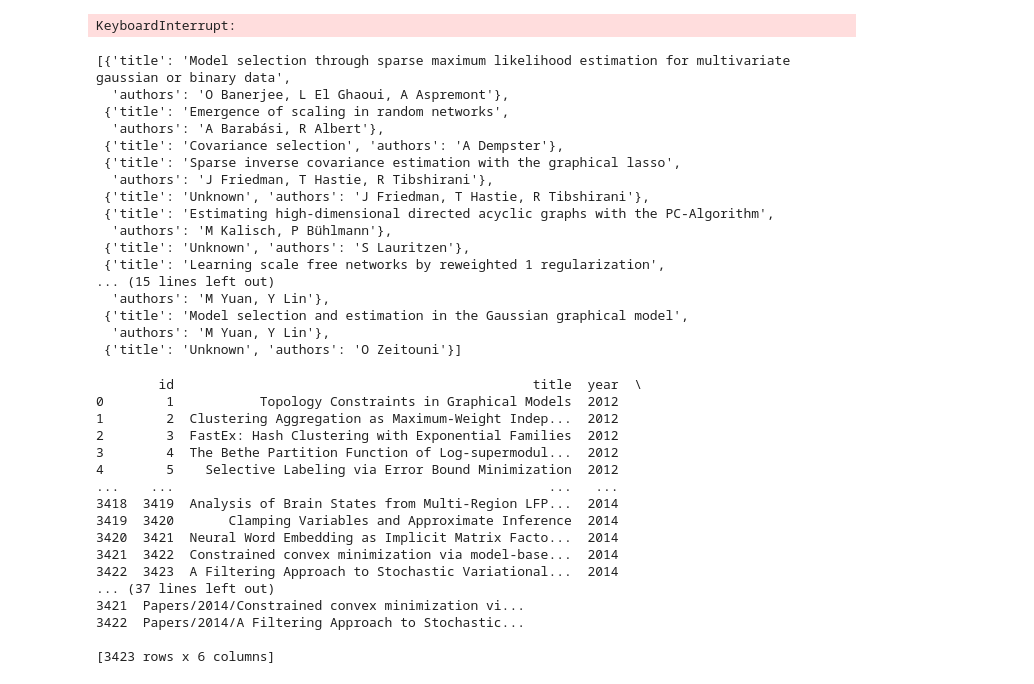
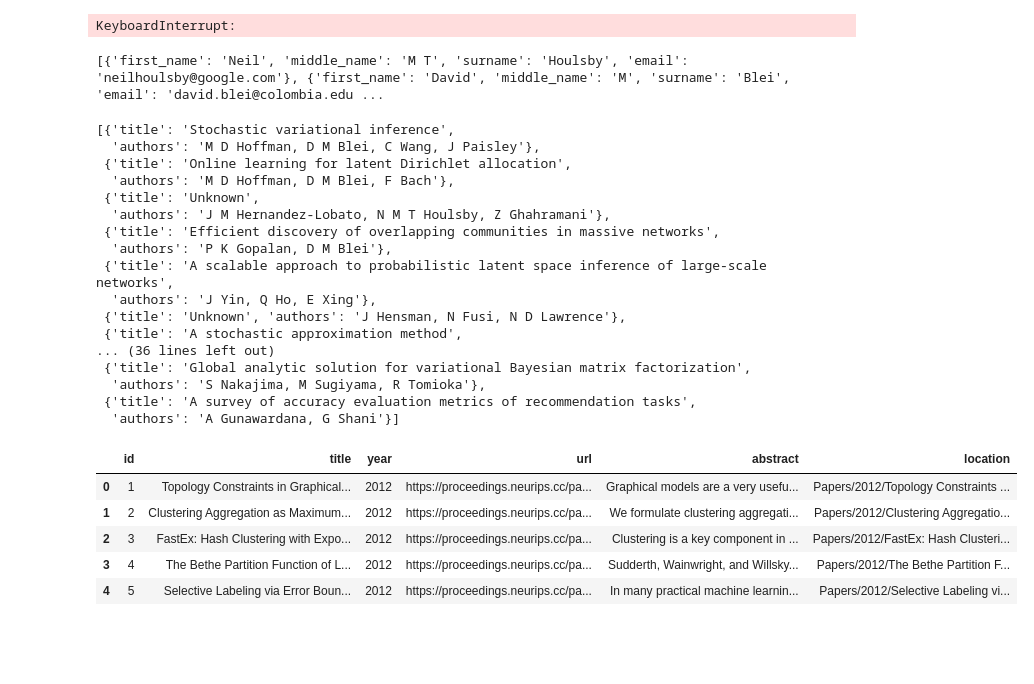
Before and after one commit to ameliemelo/crawling_project, a Jupyter notebook: testing.ipynb, the cells around one changed output. Cells and saved outputs as stored; diff of their text form; code cells hidden in the pictures; blank space fills up the shorter version.

```diff
--- a/testing.ipynb
+++ b/testing.ipynb
@@ -198,23 +210,3 @@ def extract_titles_and_authors(xml_content):
         references.append({'title': title, 'authors': ', '.join(authors)})
 
     return references
-# %%
-extract_titles_and_authors(refs)
-# %% [output]
-[{'title': 'Model selection through sparse maximum likelihood estimation for multivariate gaussian or binary data',
-  'authors': 'O Banerjee, L El Ghaoui, A Aspremont'},
- {'title': 'Emergence of scaling in random networks',
-  'authors': 'A Barabási, R Albert'},
- {'title': 'Covariance selection', 'authors': 'A Dempster'},
- {'title': 'Sparse inverse covariance estimation with the graphical lasso',
-  'authors': 'J Friedman, T Hastie, R Tibshirani'},
- {'title': 'Unknown', 'authors': 'J Friedman, T Hastie, R Tibshirani'},
- {'title': 'Estimating high-dimensional directed acyclic graphs with the PC-Algorithm',
-  'authors': 'M Kalisch, P Bühlmann'},
- {'title': 'Unknown', 'authors': 'S Lauritzen'},
- {'title': 'Learning scale free networks by reweighted 1 regularization',
-... (15 lines left out)
-  'authors': 'M Yuan, Y Lin'},
- {'title': 'Model selection and estimation in the Gaussian graphical model',
-  'authors': 'M Yuan, Y Lin'},
- {'title': 'Unknown', 'authors': 'O Zeitouni'}]
@@ -221,2 +224,27 @@ extract_titles_and_authors(refs)
+# %%
+info = get_authors_info(pdf_file_path)
+print(info)
+# %% [output]
+[{'first_name': 'Neil', 'middle_name': 'M T', 'surname': 'Houlsby', 'email': 'neilhoulsby@google.com'}, {'first_name': 'David', 'middle_name': 'M', 'surname': 'Blei', 'email': 'david.blei@colombia.edu ...
+# %%
+get_citations(pdf_file_path)
+# %% [output]
+[{'title': 'Stochastic variational inference',
+  'authors': 'M D Hoffman, D M Blei, C Wang, J Paisley'},
+ {'title': 'Online learning for latent Dirichlet allocation',
+  'authors': 'M D Hoffman, D M Blei, F Bach'},
+ {'title': 'Unknown',
+  'authors': 'J M Hernandez-Lobato, N M T Houlsby, Z Ghahramani'},
+ {'title': 'Efficient discovery of overlapping communities in massive networks',
+  'authors': 'P K Gopalan, D M Blei'},
+ {'title': 'A scalable approach to probabilistic latent space inference of large-scale networks',
+  'authors': 'J Yin, Q Ho, E Xing'},
+ {'title': 'Unknown', 'authors': 'J Hensman, N Fusi, N D Lawrence'},
+ {'title': 'A stochastic approximation method',
+... (36 lines left out)
+ {'title': 'Global analytic solution for variational Bayesian matrix factorization',
+  'authors': 'S Nakajima, M Sugiyama, R Tomioka'},
+ {'title': 'A survey of accuracy evaluation metrics of recommendation tasks',
+  'authors': 'A Gunawardana, G Shani'}]
 # %%
 import sqlite3
@@ -236,36 +258,21 @@ conn.close()
 # %%
 import sqlite3
 import pandas as pd
 
 # Connect to the SQLite database
-conn = sqlite3.connect('articles.db')  # Replace with the actual path to your SQLite database file
+conn = sqlite3.connect('nips.db')  # Replace with the actual path to your SQLite database file
 
 # Query to select all rows from the 'your_table' table
 query = 'SELECT * FROM articles'
 
 # Use the connection and query to read data into a DataFrame
 df = pd.read_sql_query(query, conn)
-
-# Close the database connection
 conn.close()
-
-# Display the DataFrame
-print(df)
+df.head()
 # %% [output]
-        id                                              title  year  \
-0        1           Topology Constraints in Graphical Models  2012
-1        2  Clustering Aggregation as Maximum-Weight Indep...  2012
-2        3  FastEx: Hash Clustering with Exponential Families  2012
-3        4  The Bethe Partition Function of Log-supermodul...  2012
-4        5    Selective Labeling via Error Bound Minimization  2012
-...    ...                                                ...   ...
-3418  3419  Analysis of Brain States from Multi-Region LFP...  2014
-3419  3420       Clamping Variables and Approximate Inference  2014
-3420  3421  Neural Word Embedding as Implicit Matrix Facto...  2014
-3421  3422  Constrained convex minimization via model-base...  2014
-3422  3423  A Filtering Approach to Stochastic Variational...  2014
-... (37 lines left out)
-3421  Papers/2014/Constrained convex minimization vi...
-3422  Papers/2014/A Filtering Approach to Stochastic...
-
-[3423 rows x 6 columns]
+|  | id | title | year | url | abstract | location |
+| 0 | 1 | Topology Constraints in Graphical... | 2012 | https://proceedings.neurips.cc/pa... | Graphical models are a very usefu... | Papers/2012/Topology Constraints ... |
+| 1 | 2 | Clustering Aggregation as Maximum... | 2012 | https://proceedings.neurips.cc/pa... | We formulate clustering aggregati... | Papers/2012/Clustering Aggregatio... |
+| 2 | 3 | FastEx: Hash Clustering with Expo... | 2012 | https://proceedings.neurips.cc/pa... | Clustering is a key component in ... | Papers/2012/FastEx: Hash Clusteri... |
+| 3 | 4 | The Bethe Partition Function of L... | 2012 | https://proceedings.neurips.cc/pa... | Sudderth, Wainwright, and Willsky... | Papers/2012/The Bethe Partition F... |
+| 4 | 5 | Selective Labeling via Error Boun... | 2012 | https://proceedings.neurips.cc/pa... | In many practical machine learnin... | Papers/2012/Selective Labeling vi... |
```
Also changed, not shown: parts of 18 cells of this notebook, 8 other files.
